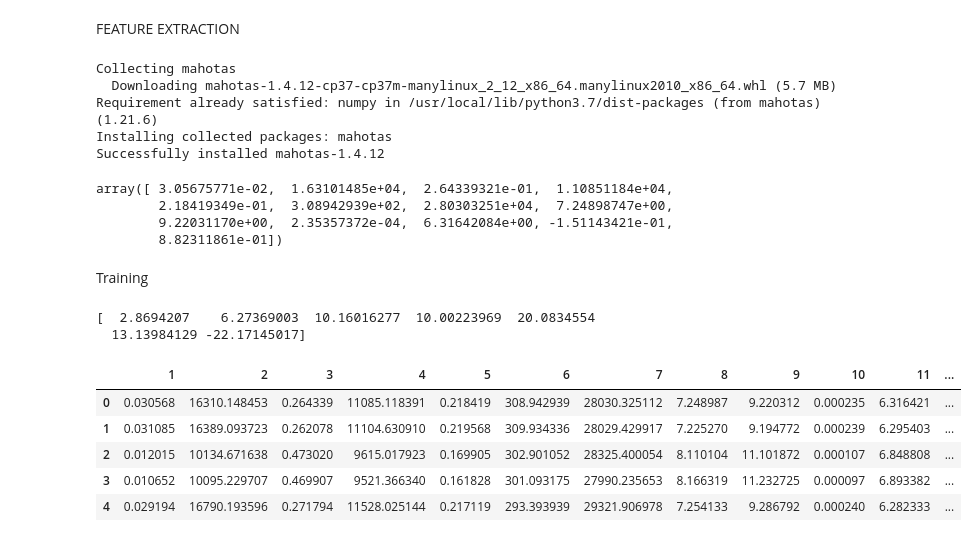
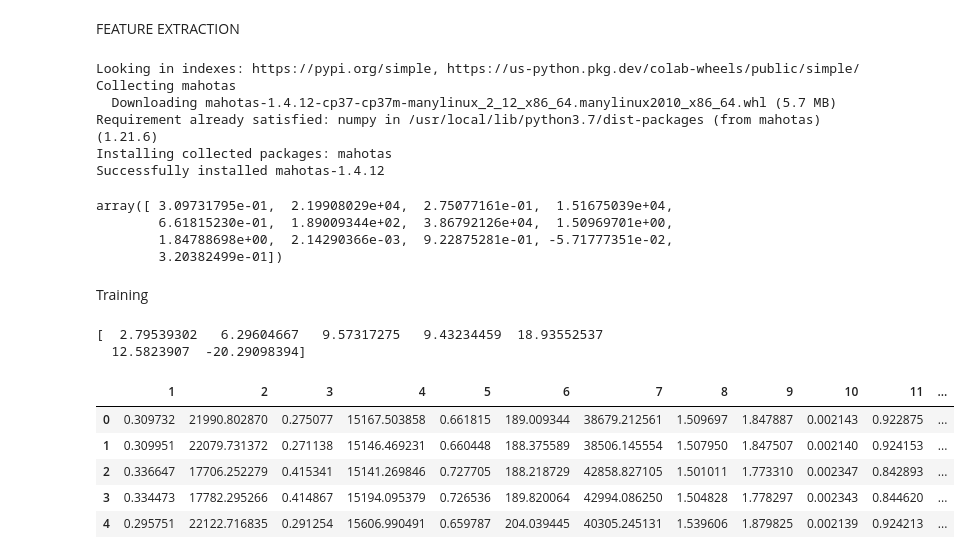
Before and after one commit to Frodo-Swaggins/COMP702PROJECT, a Jupyter notebook: comp703project.ipynb, the cells around one changed output. Saved outputs shown, nothing was run; the diff lists cells and outputs as text; code cells hidden in the pictures.

```diff
--- a/comp703project.ipynb
+++ b/comp703project.ipynb
@@ -37,4 +37,19 @@ for fil in onlyfiles:
   images.append(image)
 
 plt.imshow(images[0])
+labels = []
+for name in onlyfiles:
+  if '100' in name:
+    labels.append('R100')
+  elif '200' in name:
+    labels.append('R200')
+  elif '50' in name:
+    labels.append('R50')
+  elif '10' in name:
+    labels.append('R10')
+  elif '20' in name:
+    labels.append('R20')
+print(len(labels))
+print(labels)
+print(onlyfiles)
 # %% [output]
@@ -85,13 +102,18 @@ plt.imshow(equ[0], cmap = 'gray')
 #We take the first half (0-25) of the images and rotate them 90 degrees clockwise
 #We take the second half (26-49) of the images and rotate them 90 degrees counterclockwise
 #We do this to increase the size of our dataset
+labels_extended = []
 preprocessed = []
 for i in range (len(equ)):
   if(i<=25):
     preprocessed.append(equ[i])
+    labels_extended.append(labels[i])
     preprocessed.append(cv2.rotate(equ[i],cv2.cv2.ROTATE_90_CLOCKWISE))
+    labels_extended.append(labels[i])
   if(i<=49 and i>25):
     preprocessed.append(equ[i])
+    labels_extended.append(labels[i])
     preprocessed.append(cv2.rotate(equ[i],cv2.cv2.ROTATE_90_COUNTERCLOCKWISE))
-#plt.imshow(preprocessed[1], cmap = 'gray')
-#print(len(preprocessed))
+    labels_extended.append(labels[i])
+plt.imshow(preprocessed[21], cmap = 'gray')
+print(labels_extended[21])
@@ -213,7 +238,7 @@ import math
 from scipy import ndimage
 # Hu moment features extracted from segmented images
 Hu_moment_features = []
-for i in sharp:
+for i in segmented:
   im = i
   # Calculate Moments
   moments = cv2.moments(im)
@@ -272,47 +297,49 @@ for i in sharp:
 haralick_features = []
 !pip install mahotas
 import mahotas as mt
-for i in sharp:
+for i in segmented:
   texture = mt.features.haralick(i)
   ht_mean = texture.mean(axis=0)
   haralick_features.append(ht_mean)
 
 haralick_features[0]
 # %% [output]
+Looking in indexes: https://pypi.org/simple, https://us-python.pkg.dev/colab-wheels/public/simple/
 Collecting mahotas
   Downloading mahotas-1.4.12-cp37-cp37m-manylinux_2_12_x86_64.manylinux2010_x86_64.whl (5.7 MB)
 Requirement already satisfied: numpy in /usr/local/lib/python3.7/dist-packages (from mahotas) (1.21.6)
 Installing collected packages: mahotas
 Successfully installed mahotas-1.4.12
-array([ 3.05675771e-02,  1.63101485e+04,  2.64339321e-01,  1.10851184e+04,
-        2.18419349e-01,  3.08942939e+02,  2.80303251e+04,  7.24898747e+00,
-        9.22031170e+00,  2.35357372e-04,  6.31642084e+00, -1.51143421e-01,
-        8.82311861e-01])
+array([ 3.09731795e-01,  2.19908029e+04,  2.75077161e-01,  1.51675039e+04,
+        6.61815230e-01,  1.89009344e+02,  3.86792126e+04,  1.50969701e+00,
+        1.84788698e+00,  2.14290366e-03,  9.22875281e-01, -5.71777351e-02,
+        3.20382499e-01])
 # %% [markdown]
 Training
 # %%
 # We have two types of features vectors to work with
 import numpy as np
 import pandas as pd
 #Hu
 arr1 = np.array(Hu_moment_features)
 x,y,z = arr1.shape
 arr1 = arr1.reshape(x,y)
 print(arr1[0])
 banknotes = pd.DataFrame(arr1, columns = ['1','2','3','4','5','6','7'])
 banknotes.head()
 #Haralick
 arr2 = np.array(haralick_features)
 x,y = arr2.shape
 arr2 = arr2.reshape(x,y)
 banknotes2 = pd.DataFrame(arr2, columns = ['1','2','3','4','5','6','7','8','9','10','11','12','13'])
+banknotes2['Class'] = labels_extended
 banknotes2.head()
 # %% [output]
-[  2.8694207    6.27369003  10.16016277  10.00223969  20.0834554
-  13.13984129 -22.17145017]
+[  2.79539302   6.29604667   9.57317275   9.43234459  18.93552537
+  12.5823907  -20.29098394]
 |  | 1 | 2 | 3 | 4 | 5 | 6 | 7 | 8 | 9 | 10 | 11 | ... |
-| 0 | 0.030568 | 16310.148453 | 0.264339 | 11085.118391 | 0.218419 | 308.942939 | 28030.325112 | 7.248987 | 9.220312 | 0.000235 | 6.316421 | ... |
-| 1 | 0.031085 | 16389.093723 | 0.262078 | 11104.630910 | 0.219568 | 309.934336 | 28029.429917 | 7.225270 | 9.194772 | 0.000239 | 6.295403 | ... |
-| 2 | 0.012015 | 10134.671638 | 0.473020 | 9615.017923 | 0.169905 | 302.901052 | 28325.400054 | 8.110104 | 11.101872 | 0.000107 | 6.848808 | ... |
-| 3 | 0.010652 | 10095.229707 | 0.469907 | 9521.366340 | 0.161828 | 301.093175 | 27990.235653 | 8.166319 | 11.232725 | 0.000097 | 6.893382 | ... |
-| 4 | 0.029194 | 16790.193596 | 0.271794 | 11528.025144 | 0.217119 | 293.393939 | 29321.906978 | 7.254133 | 9.286792 | 0.000240 | 6.282333 | ... |
+| 0 | 0.309732 | 21990.802870 | 0.275077 | 15167.503858 | 0.661815 | 189.009344 | 38679.212561 | 1.509697 | 1.847887 | 0.002143 | 0.922875 | ... |
+| 1 | 0.309951 | 22079.731372 | 0.271138 | 15146.469231 | 0.660448 | 188.375589 | 38506.145554 | 1.507950 | 1.847507 | 0.002140 | 0.924153 | ... |
+| 2 | 0.336647 | 17706.252279 | 0.415341 | 15141.269846 | 0.727705 | 188.218729 | 42858.827105 | 1.501011 | 1.773310 | 0.002347 | 0.842893 | ... |
+| 3 | 0.334473 | 17782.295266 | 0.414867 | 15194.095379 | 0.726536 | 189.820064 | 42994.086250 | 1.504828 | 1.778297 | 0.002343 | 0.844620 | ... |
+| 4 | 0.295751 | 22122.716835 | 0.291254 | 15606.990491 | 0.659787 | 204.039445 | 40305.245131 | 1.539606 | 1.879825 | 0.002139 | 0.924213 | ... |
```
Also changed, not shown: parts of 8 cells of this notebook.
